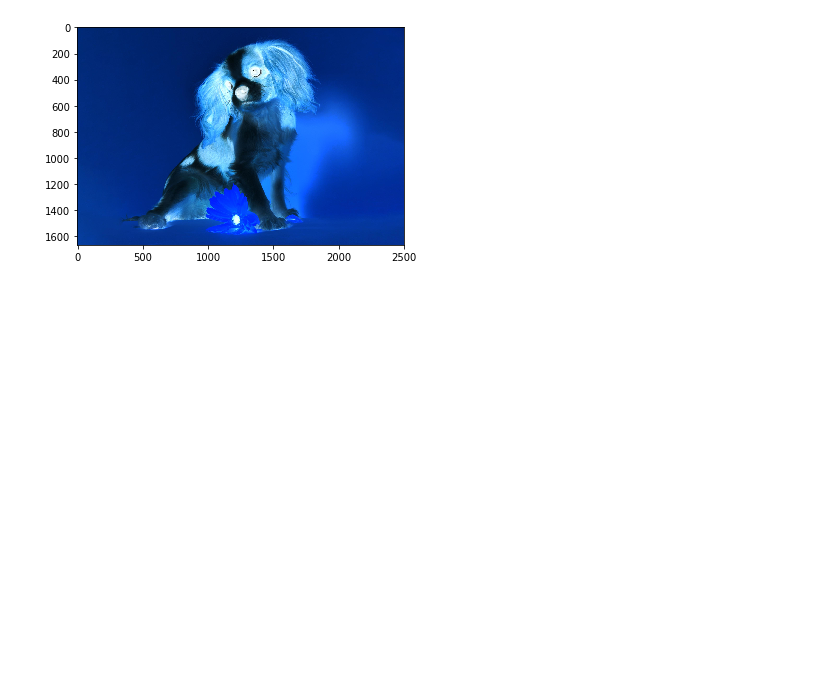
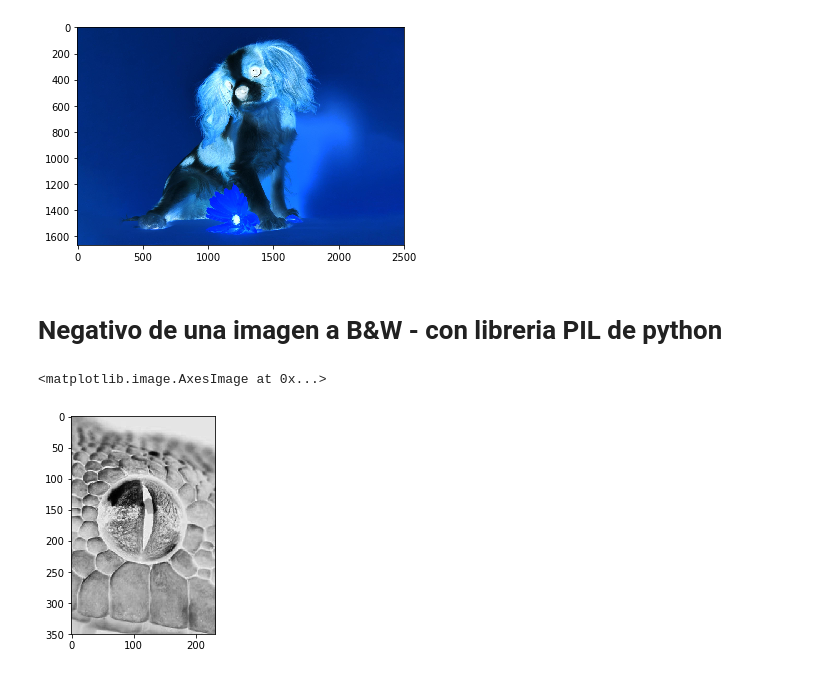
Before and after one commit to isamoreo/ProcesamientoDigitalDeImagenes, a Jupyter notebook: Interpolacion.ipynb, the cells around one changed output. Cells and saved outputs as stored; diff of their text form; code cells hidden in the pictures; blank space fills up the shorter version.

```diff
--- a/Interpolacion.ipynb
+++ b/Interpolacion.ipynb
@@ -155,3 +160,31 @@ plt.imshow(np.asarray(imagen_invertida))
 # %% [output]
 <matplotlib.image.AxesImage at 0x...>
 [figure]
+# %% [markdown]
+# Negativo de una imagen a B&W - con libreria PIL de **python**
+# %%
+#cargar paquete Image de la libreria PIL
+from PIL import Image
+
+#objeto "foto"
+foto = Image.open('ojo.jpg')
+
+#generar una lista de la imagen para crear un vector
+datos = foto.getdata()
+
+#aquí se invierte la imagen con un for en una única línea (itera desde 0 hasta el tamaño de los datos)- recorre la imagen, devuelve pixeles y matrices con datos invertidos
+datos_invertidos = [255 - x for x in datos]
+
+#vuelve a generar la imagen a partir de la lista
+imagen_invertida = Image.new('L', foto.size)
+
+#Guardar los datos para mostrarlos
+imagen_invertida.putdata(datos_invertidos)
+
+#imagen_invertida.save('dogDIP.jpg')
+
+#np.asarray porque el lee un arreglo, no una imagen
+plt.imshow(np.asarray(imagen_invertida),cmap='gray')
+# %% [output]
+<matplotlib.image.AxesImage at 0x...>
+[figure, added]
```
Also changed, not shown: parts of 5 cells of this notebook.
